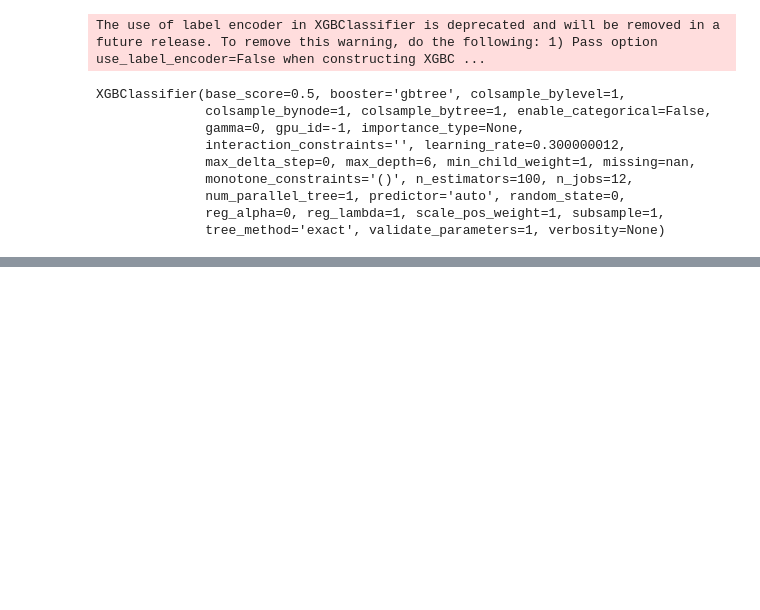
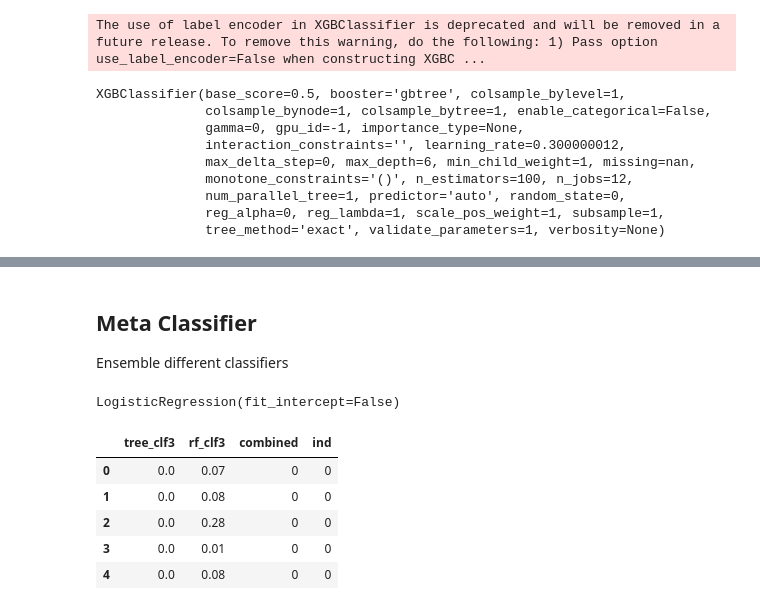
Before and after one commit to caesarorz/HRAttrition, a Jupyter notebook: Project HR Complete.ipynb, the cells around one changed output, grey strips where cells are left out. Drawn from its saved outputs; the diff is of its cells as text; code cells hidden in the pictures; blank space fills up the shorter version.

Commit message:
Move report to another folder and add ensemble of ensembles

```diff
--- a/Project HR Complete.ipynb
+++ b/Project HR Complete.ipynb
@@ -620,0 +735,3 @@ scores(x_clf, X_train, y_train, X_test, y_test, train=False)
+# %% [markdown]
+## Meta Classifier
+Ensemble different classifiers
@@ -620,0 +740,23 @@ scores(x_clf, X_train, y_train, X_test, y_test, train=False)
+# %%
+lr_clf = LogisticRegression(fit_intercept=False)
+# %%
+lr_clf.fit(ensembles[['tree_clf3', 'rf_clf3']], ensembles['ind'])
+# %% [output]
+LogisticRegression(fit_intercept=False)
+# %%
+ensembles_test = pd.DataFrame()
+# %%
+ensembles_test['tree_clf3'] = pd.DataFrame(tree_clf3.predict_proba(X_test))[1]
+ensembles_test['rf_clf3'] = pd.DataFrame(rf_clf3.predict_proba(X_test))[1]
+ensembles_test['combined'] = lr_clf.predict(ensembles_test[['tree_clf3', 'rf_clf3']])
+ensembles_test = pd.concat([ensembles_test, pd.DataFrame(y_test).reset_index(drop=True)], axis=1)
+ensembles_test.rename({0: 'ind'}, axis=1, inplace=True)
+# %%
+ensembles_test.head()
+# %% [output]
+|  | tree_clf3 | rf_clf3 | combined | ind |
+| 0 | 0.0 | 0.07 | 0 | 0 |
+| 1 | 0.0 | 0.08 | 0 | 0 |
+| 2 | 0.0 | 0.28 | 0 | 0 |
+| 3 | 0.0 | 0.01 | 0 | 0 |
+| 4 | 0.0 | 0.08 | 0 | 0 |
```
Also changed, not shown: parts of 15 cells of this notebook, 2 other files.
